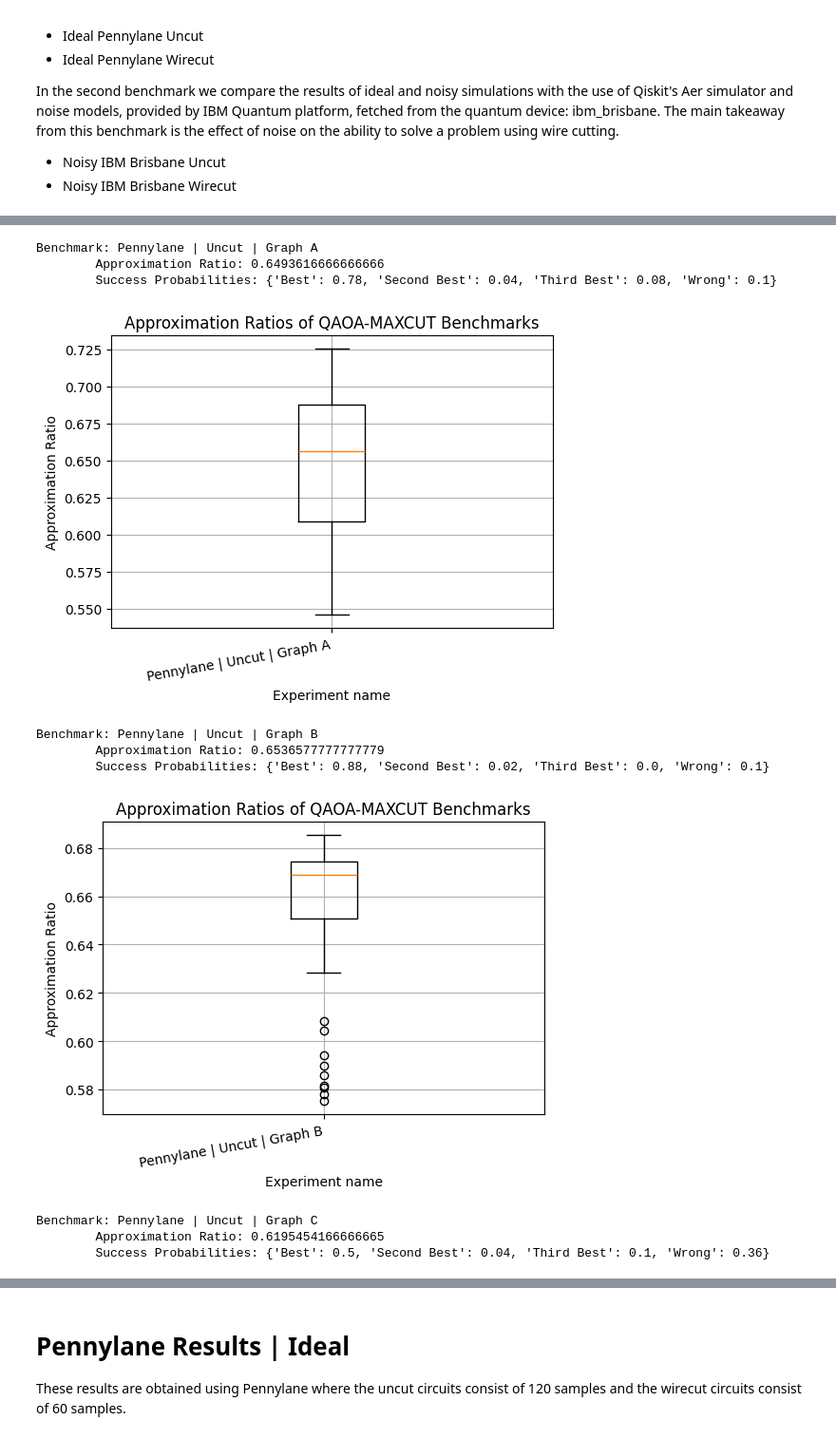
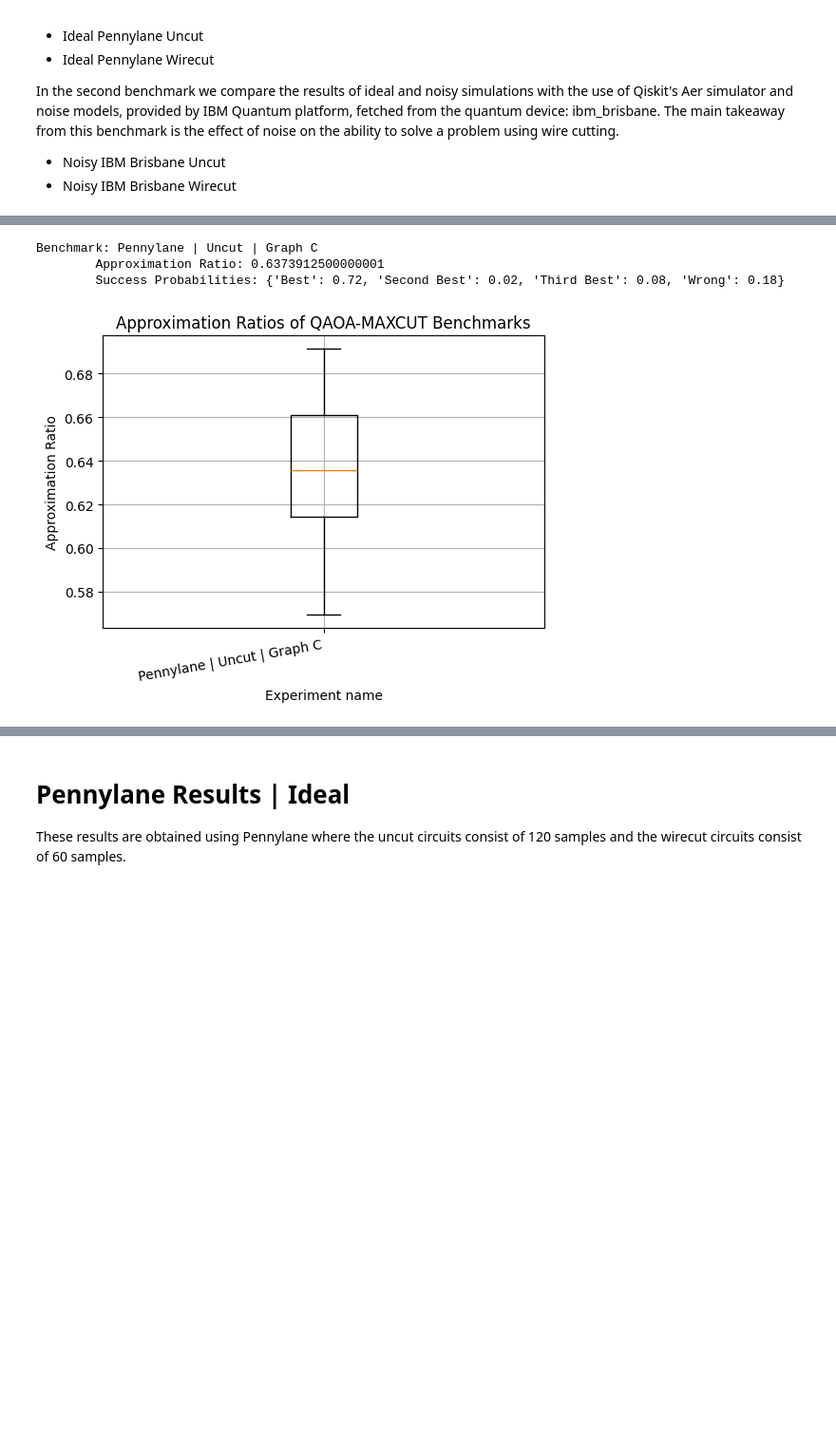
Before and after one commit to Mitch36/Wirecut-QAOA, a Jupyter notebook: experiments/QAOA-Wirecut/QAOA_MAXCUT_Wirecut.ipynb, the cells around one changed output, grey strips where cells are left out. Shown at 95% size. Drawn from its saved outputs; the diff is of its cells as text; code cells hidden in the pictures; blank space fills up the shorter version.

Commit message:
Tuned parameters of SPSA for uncut circuits

```diff
--- a/experiments/QAOA-Wirecut/QAOA_MAXCUT_Wirecut.ipynb
+++ b/experiments/QAOA-Wirecut/QAOA_MAXCUT_Wirecut.ipynb
@@ -66,8 +66,8 @@ manager: ResultsManager = ResultsManager()
 
 # 3. Construct the three different graphs
 graphs: dict = {
-    "Graph A": Graph([2, 3, 2], "A"),
-    "Graph B": Graph([2, 3, 2, 3], "B"),
+    # "Graph A": Graph([2, 3, 2], "A"),
+    # "Graph B": Graph([2, 3, 2, 3], "B"),
     "Graph C": Graph([2, 3, 2, 3, 2], "C"),
 }
 
@@ -133,43 +123,36 @@ manager = ResultsManager.FromBinaryFile(FILE_NAME)
 store: list = []
 labels: list[str] = []
 data: list[list] = []
 
-store.append(manager.GetAllForGraph("Graph A"))
-store.append(manager.GetAllForGraph("Graph B"))
+# store.append(manager.GetAllForGraph("Graph A"))
+# store.append(manager.GetAllForGraph("Graph B"))
 store.append(manager.GetAllForGraph("Graph C"))
 
 for graphScenario in store:
     for benchmark in graphScenario:
         labels.append(benchmark.name)
         data.append(benchmark.GetApproximationRatios())
         print(benchmark)
 
     # Create the boxplot
     plt.figure(figsize=(6, 4))
     plt.boxplot(data, tick_labels=labels)
 
     # Add labels and title
     plt.xlabel('Experiment name')
     plt.ylabel('Approximation Ratio')
     plt.title('Approximation Ratios of QAOA-MAXCUT Benchmarks')
     plt.xticks(rotation=10, ha='right')
 
     # Add grid for better readability
     plt.grid(True)
 
     # Show the plot
     plt.show()
 
     labels = []; data = []
 # %% [output]
-Benchmark: Pennylane | Uncut | Graph A
-        Approximation Ratio: 0.6493616666666666
-        Success Probabilities: {'Best': 0.78, 'Second Best': 0.04, 'Third Best': 0.08, 'Wrong': 0.1}
+Benchmark: Pennylane | Uncut | Graph C
+        Approximation Ratio: 0.6373912500000001
+        Success Probabilities: {'Best': 0.72, 'Second Best': 0.02, 'Third Best': 0.08, 'Wrong': 0.18}
-[figure, old version]
+[figure, new version]
-Benchmark: Pennylane | Uncut | Graph B
-        Approximation Ratio: 0.6536577777777779
-        Success Probabilities: {'Best': 0.88, 'Second Best': 0.02, 'Third Best': 0.0, 'Wrong': 0.1}
-[figure, removed]
-Benchmark: Pennylane | Uncut | Graph C
-        Approximation Ratio: 0.6195454166666665
-        Success Probabilities: {'Best': 0.5, 'Second Best': 0.04, 'Third Best': 0.1, 'Wrong': 0.36}
```
Also changed, not shown: parts of 3 cells of this notebook, 2 other files.
